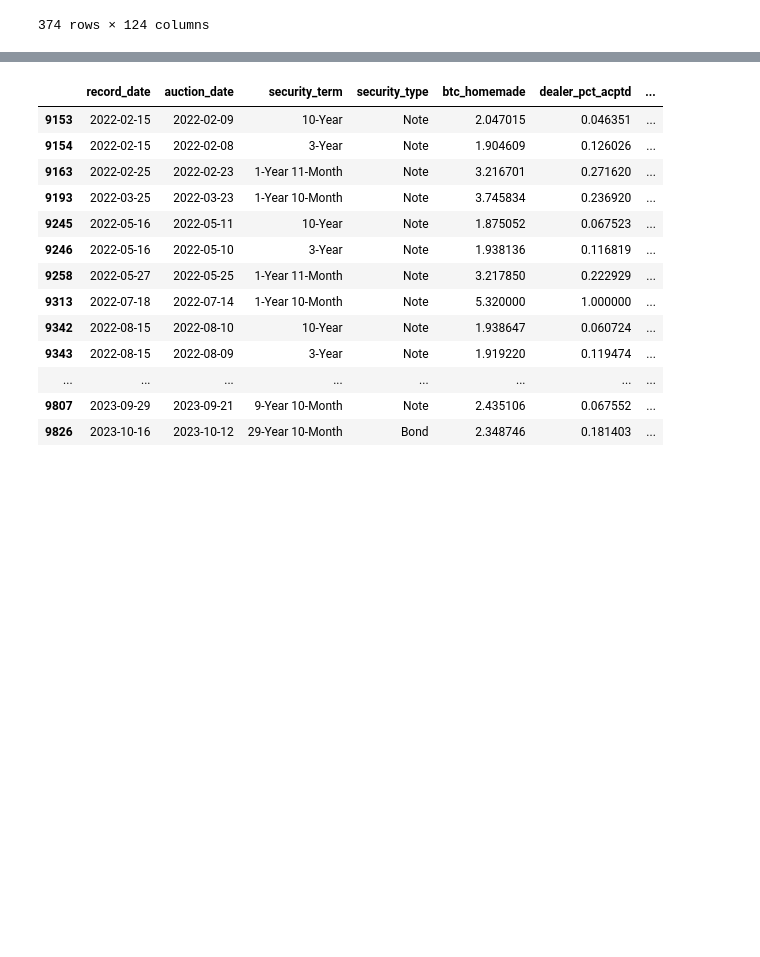
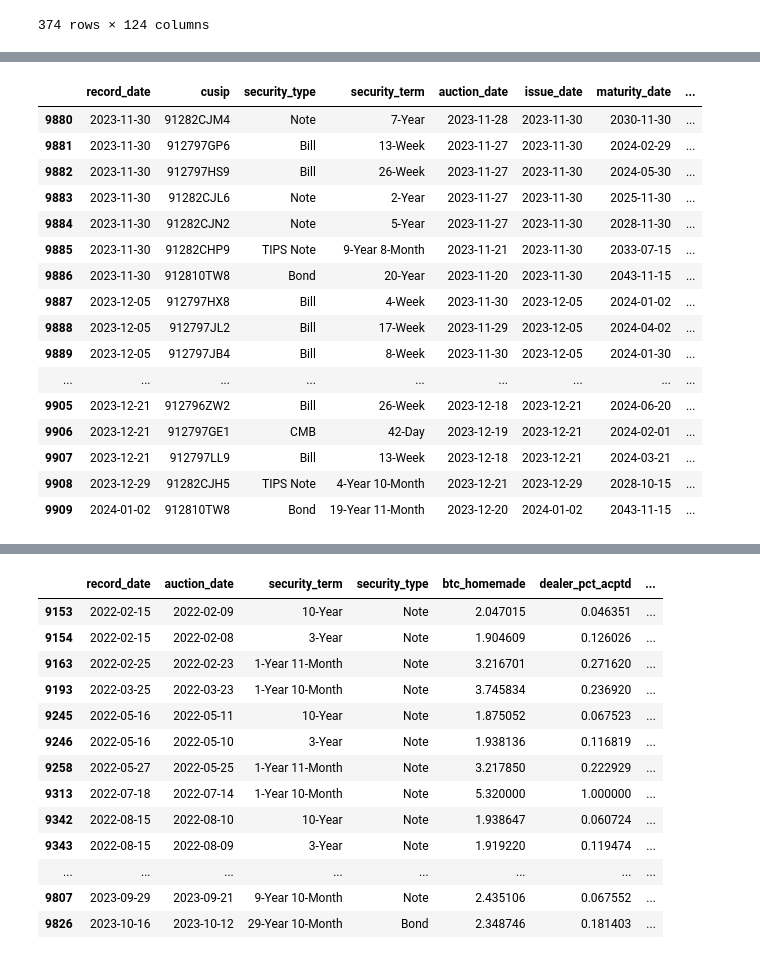
Before and after one commit to colton-22/finra, a Jupyter notebook: untitled.ipynb, the cells around one changed output, grey strips where cells are left out. Saved outputs shown, nothing was run; the diff lists cells and outputs as text; code cells hidden in the pictures; blank space fills up the shorter version.

```diff
--- a/untitled.ipynb
+++ b/untitled.ipynb
@@ -378,0 +525,27 @@ df_from_db
+# %%
+query = '''
+    SELECT * FROM df_bond_auction_test
+
+'''
+df_from_db2 = pd.read_sql_query(query, engine)
+date_columns_to_convert = ['record_date', 'auction_date', 'issue_date', 'maturity_date']
+df_from_db2[date_columns_to_convert] = df_from_db2[date_columns_to_convert].apply(pd.to_datetime)
+df_from_db2.tail(30)
+# %% [output]
+|  | record_date | cusip | security_type | security_term | auction_date | issue_date | maturity_date | ... |
+| 9880 | 2023-11-30 | 91282CJM4 | Note | 7-Year | 2023-11-28 | 2023-11-30 | 2030-11-30 | ... |
+| 9881 | 2023-11-30 | 912797GP6 | Bill | 13-Week | 2023-11-27 | 2023-11-30 | 2024-02-29 | ... |
+| 9882 | 2023-11-30 | 912797HS9 | Bill | 26-Week | 2023-11-27 | 2023-11-30 | 2024-05-30 | ... |
+| 9883 | 2023-11-30 | 91282CJL6 | Note | 2-Year | 2023-11-27 | 2023-11-30 | 2025-11-30 | ... |
+| 9884 | 2023-11-30 | 91282CJN2 | Note | 5-Year | 2023-11-27 | 2023-11-30 | 2028-11-30 | ... |
+| 9885 | 2023-11-30 | 91282CHP9 | TIPS Note | 9-Year 8-Month | 2023-11-21 | 2023-11-30 | 2033-07-15 | ... |
+| 9886 | 2023-11-30 | 912810TW8 | Bond | 20-Year | 2023-11-20 | 2023-11-30 | 2043-11-15 | ... |
+| 9887 | 2023-12-05 | 912797HX8 | Bill | 4-Week | 2023-11-30 | 2023-12-05 | 2024-01-02 | ... |
+| 9888 | 2023-12-05 | 912797JL2 | Bill | 17-Week | 2023-11-29 | 2023-12-05 | 2024-04-02 | ... |
+| 9889 | 2023-12-05 | 912797JB4 | Bill | 8-Week | 2023-11-30 | 2023-12-05 | 2024-01-30 | ... |
+| ... | ... | ... | ... | ... | ... | ... | ... | ... |
+| 9905 | 2023-12-21 | 912796ZW2 | Bill | 26-Week | 2023-12-18 | 2023-12-21 | 2024-06-20 | ... |
+| 9906 | 2023-12-21 | 912797GE1 | CMB | 42-Day | 2023-12-19 | 2023-12-21 | 2024-02-01 | ... |
+| 9907 | 2023-12-21 | 912797LL9 | Bill | 13-Week | 2023-12-18 | 2023-12-21 | 2024-03-21 | ... |
+| 9908 | 2023-12-29 | 91282CJH5 | TIPS Note | 4-Year 10-Month | 2023-12-21 | 2023-12-29 | 2028-10-15 | ... |
+| 9909 | 2024-01-02 | 912810TW8 | Bond | 19-Year 11-Month | 2023-12-20 | 2024-01-02 | 2043-11-15 | ... |
```
Also changed, not shown: parts of 14 cells of this notebook.
